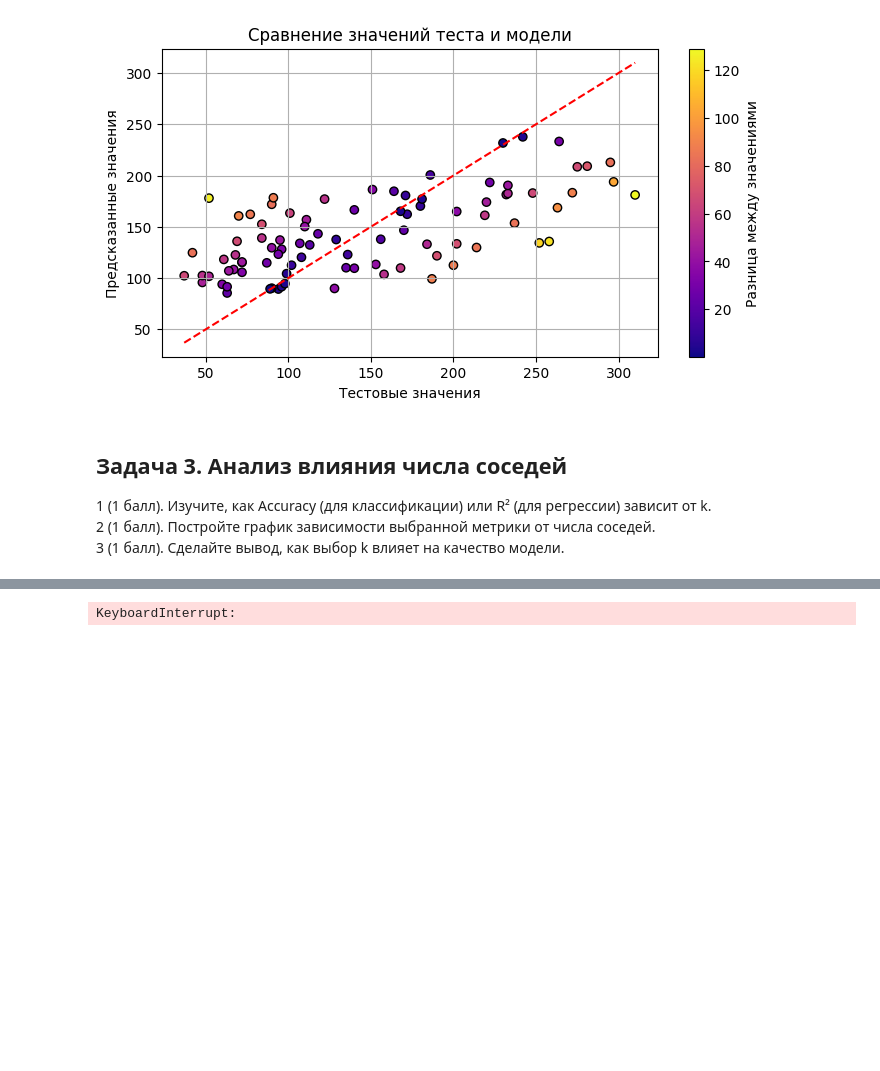
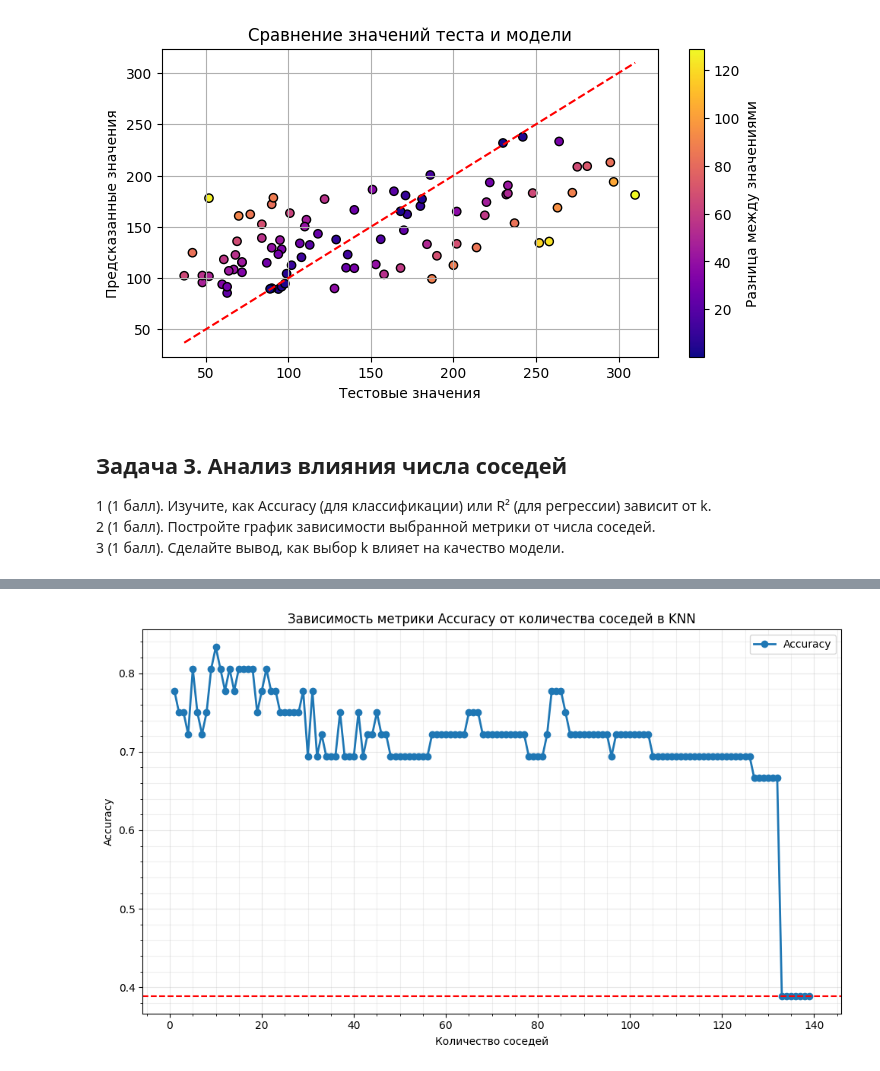
Before and after one commit to Yukkitsune/TBank-Analytics, a Jupyter notebook: Machine learning/knn_homework.ipynb, the cells around one changed output, grey strips where cells are left out. Drawn from its saved outputs; the diff is of its cells as text; code cells hidden in the pictures; blank space fills up the shorter version.

```diff
--- a/Machine learning/knn_homework.ipynb
+++ b/Machine learning/knn_homework.ipynb
@@ -319,16 +328,0 @@ def get_accuracy_classifier(neighbors, X_train, y_train, X_test, y_test):
-# %%
-simulations = 100
-neighbor_lim = 200
-accuracy_samples = {}
-for _ in range(simulations):
-  for neighbor in range(1, neighbor_lim):
-    acc_sample = get_accuracy_classifier(
-        neighbors= neighbor,
-        X_train = X_train,
-        y_train = y_train,
-        X_test = X_test,
-        y_test = y_test
-    )
-    accuracy_samples[neighbor] = acc_sample
-# %% [output]
-KeyboardInterrupt:
@@ -337,0 +364,28 @@ plt.plot()
+# %%
+def visualize_metric(metric_samples, label, baseline_value):
+  plt.figure(figsize=(10,6))
+  plt.plot(metric_samples.keys(), metric_samples.values(), label=label, linewidth=2, marker='o')
+  plt.axhline(y=baseline_value, color='r', linestyle='--')
+  plt.title(f'Зависимость метрики {label} от количества соседей в KNN')
+  plt.xlabel('Количество соседей')
+  plt.ylabel(f'{label}')
+  plt.grid(alpha=0.3)
+  plt.legend()
+  ax = plt.gca()
+  ax.yaxis.set_major_locator(MultipleLocator(0.1))
+  ax.yaxis.set_minor_locator(MultipleLocator(0.02))
+  ax.xaxis.set_major_locator(MultipleLocator(20))
+  ax.xaxis.set_minor_locator(MultipleLocator(5))
+  ax.grid(True, which='minor', alpha=0.2)
+  plt.tight_layout()
+  plt.show()
+# %%
+most_freq_wine = np.argmax(np.bincount(y_train_cls))
+wine_pred = np.full_like(y_test_cls, fill_value=most_freq_wine)
+baseline_acc = accuracy_score(y_test_cls, wine_pred)
+diabetes_pred = np.full_like(y_test_reg, fill_value=np.mean(y_train_reg))
+baseline_r2 = r2_score(y_test_reg, diabetes_pred)
+# %%
+visualize_metric(accuracy_samples, 'Accuracy', baseline_acc)
+# %% [output]
+[figure, added]
```
Also changed, not shown: parts of 9 cells of this notebook.
